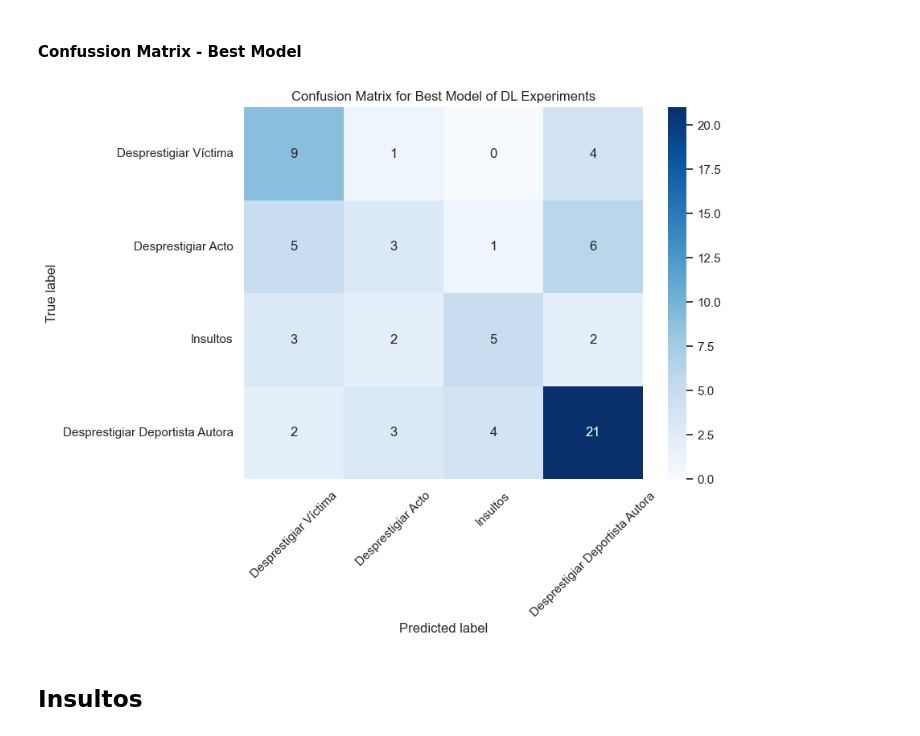
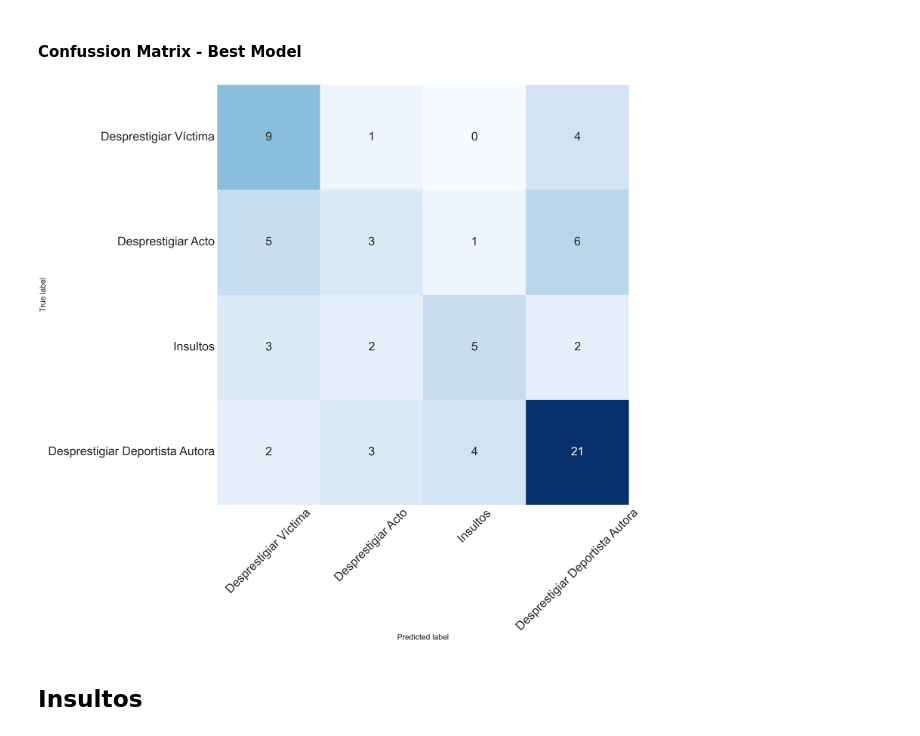
Before and after one commit to jorgegarcelan/HS-Detection-SeAcabo, a Jupyter notebook: DeepLearning/Plots.ipynb, the cells around one changed output. Saved outputs shown, nothing was run; the diff lists cells and outputs as text; code cells hidden in the pictures.

```diff
--- a/DeepLearning/Plots.ipynb
+++ b/DeepLearning/Plots.ipynb
@@ -535,28 +563,35 @@ plt.show()
 # %%
 import ast
 # ID del modelo para el que quieres extraer la matriz de confusión
 model_id = 'cebd252f-4519-4d39-9435-2e73069b6baa'
 
 # Extraer la matriz de confusión del DataFrame usando el ID
 conf_matrix_str = df_CNEG_TC.loc[df_CNEG_TC['Run_ID'] == model_id, 'eval_confusion_matrix'].values[0]
 conf_matrix = ast.literal_eval(conf_matrix_str)
 
 # Crear la matriz de confusión
 cm = pd.DataFrame(conf_matrix, index=labels, columns=labels)
 
 # Plotear la matriz de confusión
-plt.figure(figsize=(8, 6))
+plt.figure(figsize=(32, 30))
+
 sns.heatmap(cm, annot=True, fmt='d', cmap='Blues', xticklabels=labels,
-            yticklabels=labels)
-plt.xlabel('Predicted label')
-plt.ylabel('True label')
-plt.xticks(rotation=45)
-plt.yticks(rotation=0)
-plt.title('Confusion Matrix for Best Model of DL Experiments')
+            yticklabels=labels, annot_kws={"size": 46}, cbar=False)
+
+plt.xlabel('Predicted label', fontsize=30)
+plt.ylabel('True label', fontsize=30)
+plt.xticks(rotation=45, fontsize=46)
+plt.yticks(rotation=0, fontsize=46)
+# plt.title('Confusion Matrix for Best Model of ML Experiments')
+
+plt.tight_layout()
+
+# Save the plot as a PDF file
+plt.savefig("../../../IMAGES/Contenido Negativo/DL/DL_Experiments in _ContenidoNegativo_ best_model.pdf", format='pdf')
 
 plt.show()
 # %% [output]
-[figure, old version]
+[figure, new version]
 # %% [markdown]
 ## Insultos
 # %% [markdown]
```
Also changed, not shown: parts of 6 cells of this notebook.
